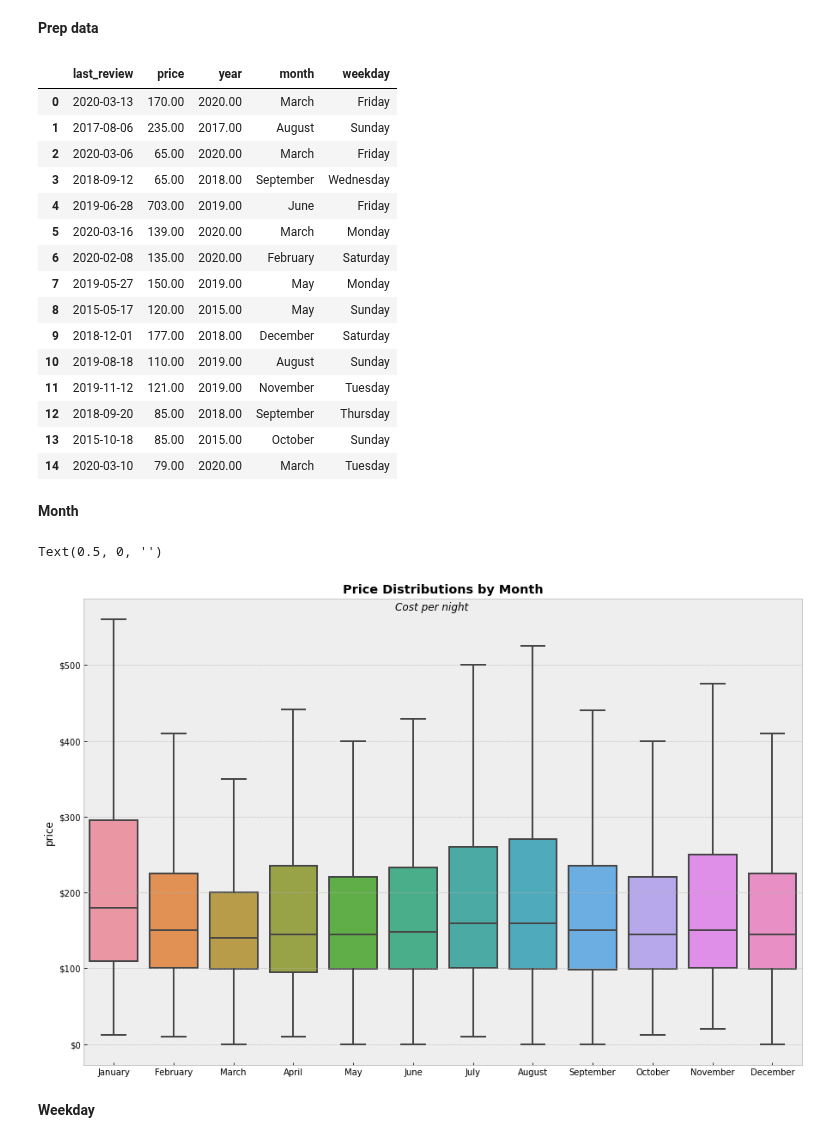
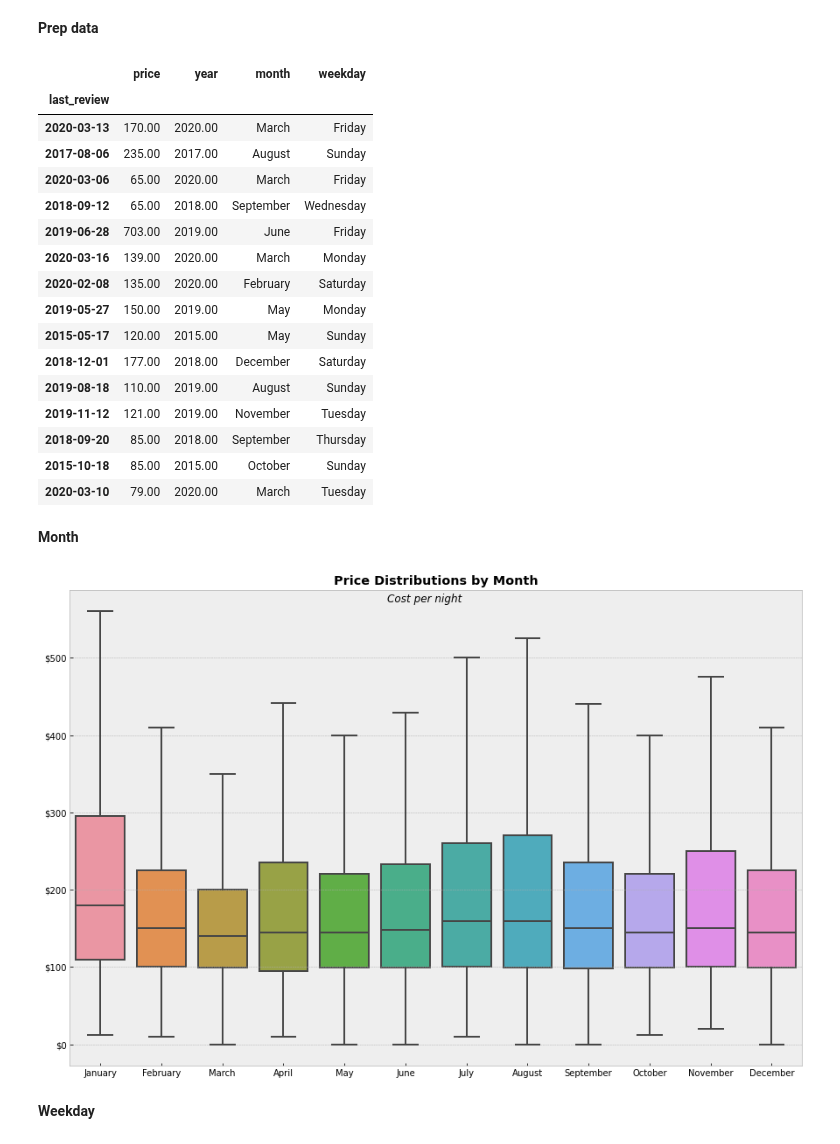
Before and after one commit to KishenSharma6/SF-Airbnb-Analysis, a Jupyter notebook: Project_Codes/02_EDA/2020_0525_Listings_EDA.ipynb, the cells around one changed output. Cells and saved outputs as stored; diff of their text form; code cells hidden in the pictures.

```diff
--- a/Project_Codes/02_EDA/2020_0525_Listings_EDA.ipynb
+++ b/Project_Codes/02_EDA/2020_0525_Listings_EDA.ipynb
@@ -137,54 +136,55 @@ time['year'] = df['last_review'].dt.year
 time['month']= df['last_review'].dt.month_name()
 time['weekday']= df['last_review'].dt.day_name()
 
-# #Set last review as index
-# time.set_index('last_review', inplace = True)
+#Set last review as index
+time.set_index('last_review', inplace = True)
 
 #Check
 time.head(15)
 # %% [output]
-|  | last_review | price | year | month | weekday |
-| 0 | 2020-03-13 | 170.00 | 2020.00 | March | Friday |
-| 1 | 2017-08-06 | 235.00 | 2017.00 | August | Sunday |
-| 2 | 2020-03-06 | 65.00 | 2020.00 | March | Friday |
-| 3 | 2018-09-12 | 65.00 | 2018.00 | September | Wednesday |
-| 4 | 2019-06-28 | 703.00 | 2019.00 | June | Friday |
-| 5 | 2020-03-16 | 139.00 | 2020.00 | March | Monday |
-| 6 | 2020-02-08 | 135.00 | 2020.00 | February | Saturday |
-| 7 | 2019-05-27 | 150.00 | 2019.00 | May | Monday |
-| 8 | 2015-05-17 | 120.00 | 2015.00 | May | Sunday |
-| 9 | 2018-12-01 | 177.00 | 2018.00 | December | Saturday |
-| 10 | 2019-08-18 | 110.00 | 2019.00 | August | Sunday |
-| 11 | 2019-11-12 | 121.00 | 2019.00 | November | Tuesday |
-| 12 | 2018-09-20 | 85.00 | 2018.00 | September | Thursday |
-| 13 | 2015-10-18 | 85.00 | 2015.00 | October | Sunday |
-| 14 | 2020-03-10 | 79.00 | 2020.00 | March | Tuesday |
+|  | price | year | month | weekday |
+| last_review |  |  |  |  |
+| 2020-03-13 | 170.00 | 2020.00 | March | Friday |
+| 2017-08-06 | 235.00 | 2017.00 | August | Sunday |
+| 2020-03-06 | 65.00 | 2020.00 | March | Friday |
+| 2018-09-12 | 65.00 | 2018.00 | September | Wednesday |
+| 2019-06-28 | 703.00 | 2019.00 | June | Friday |
+| 2020-03-16 | 139.00 | 2020.00 | March | Monday |
+| 2020-02-08 | 135.00 | 2020.00 | February | Saturday |
+| 2019-05-27 | 150.00 | 2019.00 | May | Monday |
+| 2015-05-17 | 120.00 | 2015.00 | May | Sunday |
+| 2018-12-01 | 177.00 | 2018.00 | December | Saturday |
+| 2019-08-18 | 110.00 | 2019.00 | August | Sunday |
+| 2019-11-12 | 121.00 | 2019.00 | November | Tuesday |
+| 2018-09-20 | 85.00 | 2018.00 | September | Thursday |
+| 2015-10-18 | 85.00 | 2015.00 | October | Sunday |
+| 2020-03-10 | 79.00 | 2020.00 | March | Tuesday |
 # %% [markdown]
 **Month**
 # %%
 #Set figure size
 f,ax = plt.subplots(figsize = (15,10))
 
 #Plot data
 j = sns.boxplot(x = 'month', y = 'price',
                 order = ['January', 'February', 'March' ,'April', 'May', 'June', 'July',
                          'August' ,'September', 'October' ,'November', 'December'],
                 data = time, showfliers = False,ax =ax)
 
 ###Set plot aesthetics
 #Titles
 j.set_title('Price Distributions by Month', fontweight = 'semibold', )
 plt.suptitle('Cost per night', y =.875, style = 'italic')
 
 #Axes
 j.get_yaxis().set_major_formatter(plt.FuncFormatter(lambda x, loc: "${:,}".format(int(x))))
 j.set_xlabel('')
+j.set_ylabel('')
 
-# #Save to Visualizations file
-# plt.savefig(eda_path + '/month_price_box.png', bbox_inches='tight')
+#Save to Visualizations file
+plt.savefig(eda_path + '/month_price_box.png', bbox_inches='tight')
 # %% [output]
-Text(0.5, 0, '')
-[figure, old version]
+[figure, new version]
 # %% [markdown]
 **Weekday**
 # %%
```
Also changed, not shown: parts of 23 cells of this notebook.
